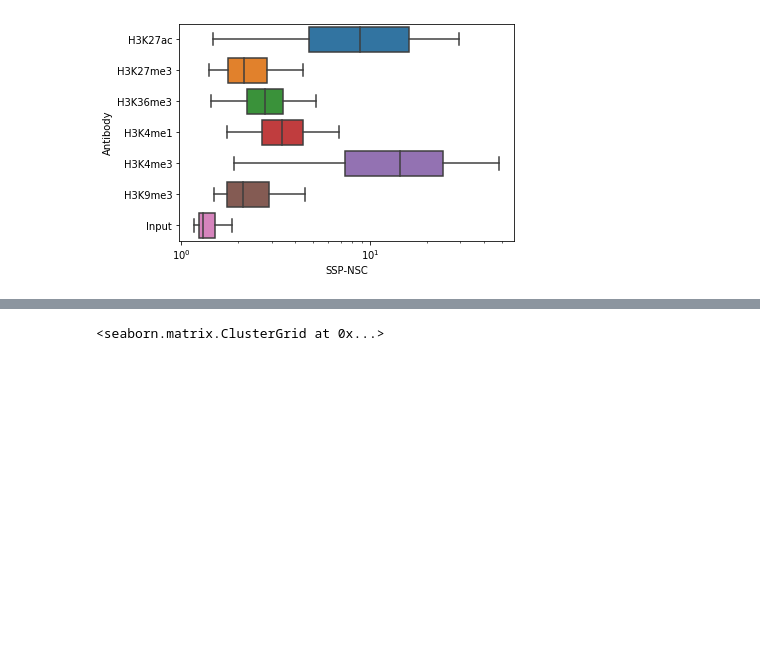
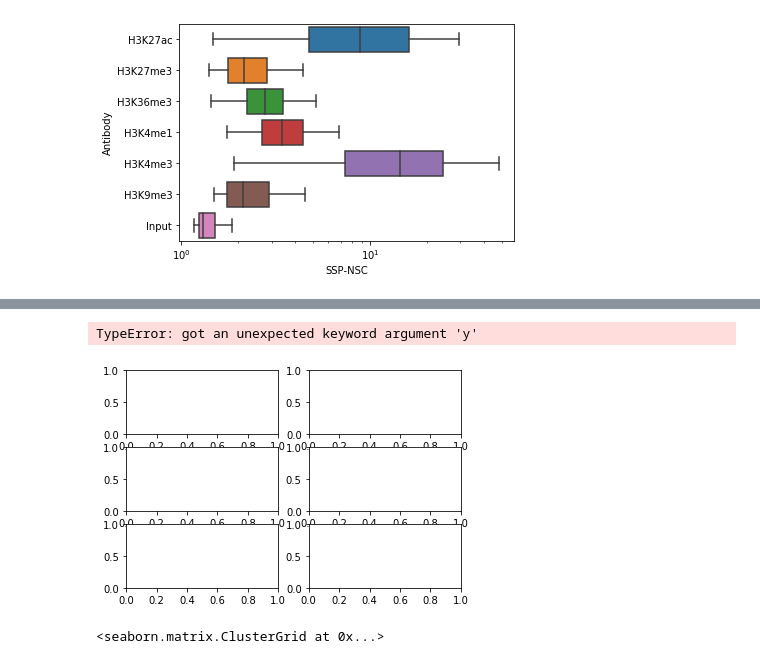
Before and after one commit to naokoyokota/rinkou_20201023, a Jupyter notebook: 201023_yokota_kadai.ipynb, the cells around one changed output, grey strips where cells are left out. Cells and saved outputs as stored; diff of their text form; code cells hidden in the pictures; blank space fills up the shorter version.

```diff
--- a/201023_yokota_kadai.ipynb
+++ b/201023_yokota_kadai.ipynb
@@ -132,6 +122,52 @@ df_mean
 | H3K4me3 | 2.496305e+07 | 1.456614 | 0.650945 | 48.212598 | 0.356109 | 0.316061 | 17.431514 | 1.142460 | ... |
 | H3K9me3 | 2.558495e+07 | 1.502205 | 0.747717 | 46.992126 | 0.168276 | 0.026432 | 2.426743 | 0.737924 | ... |
 | Input | 2.638445e+07 | 1.553622 | 0.826850 | 45.291339 | 0.003821 | 0.013376 | 1.451826 | 0.868197 | ... |
+# %%
+fig = plt.figure()
+grouped = df.groupby('Antibody')
+group_nsc = grouped["SSP-NSC"]
+
+#add_subplot()でグラフを描画する領域を追加する．引数は行，列，場所
+ax1 = fig.add_subplot(3, 2, 1)
+ax2 = fig.add_subplot(3, 2, 2)
+ax3 = fig.add_subplot(3, 2, 3)
+ax4 = fig.add_subplot(3, 2, 4)
+ax5 = fig.add_subplot(3, 2, 5)
+ax6 = fig.add_subplot(3, 2, 6)
+
+t = np.linspace(-10, 10, 1000)
+
+x1 = grouped["SSP-NSC"]
+x2 = grouped["PPQT-NSC"]
+x3 = grouped["Q-RSC"]
+x4 = grouped["SSP-RSC"]
+x5 = grouped["PPQT-RSC"]
+x6 = grouped["JSD"]
+y=grouped
+
+#c1,c2,c3,c4,c5,c6 = "blue","green","red","black”,”yellow,”orange” #各プロットの色
+l1,l2,l3,l4,l5,l6 = "SSP-NSC(log)","PPQT-NSC(log)","Q-RSC","SSP-RSC","PPQT-RSC","JSD"  # 各ラベル
+sns.ax1.boxplot(data=df, x="SSP-NSC", y='Antibody')
+ax1.set_xscale(log)
+ax2.boxplot(x2, y)
+#ax2.set_xscale("log")
+ax3.boxplot(x3, y)
+ax4.boxplot(x4, y)
+ax5.boxplot(x5, y)
+ax6.pboxlot(x6, y)
+
+ax1.legend(loc = 'upper right') #凡例
+ax2.legend(loc = 'upper right') #凡例
+ax3.legend(loc = 'upper right') #凡例
+ax4.legend(loc = 'upper right') #凡例
+ax5legend(loc = 'upper right') #凡例
+ax6.legend(loc = 'upper right') #凡例
+
+fig.tight_layout()              #レイアウトの設定
+plt.show()
+# %% [output]
+TypeError: got an unexpected keyword argument 'y'
+[figure, added]
 # %%
 # お題６：H3K36me3, Input についてそれぞれ相関係数ヒートマップを描き、Antibodyごとの傾向の違いを観察する。
 # %%
```
Also changed, not shown: parts of 3 cells of this notebook.
